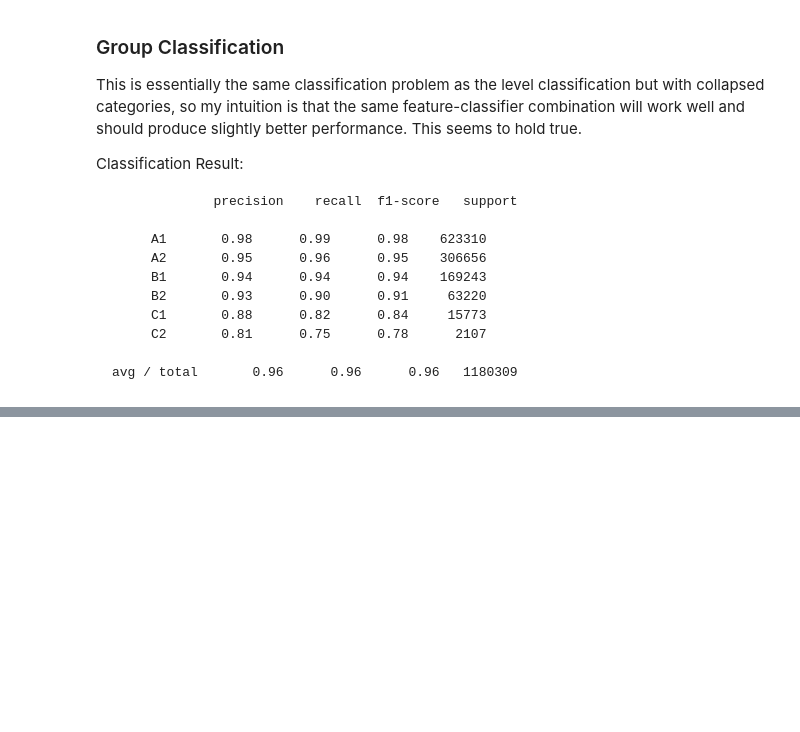
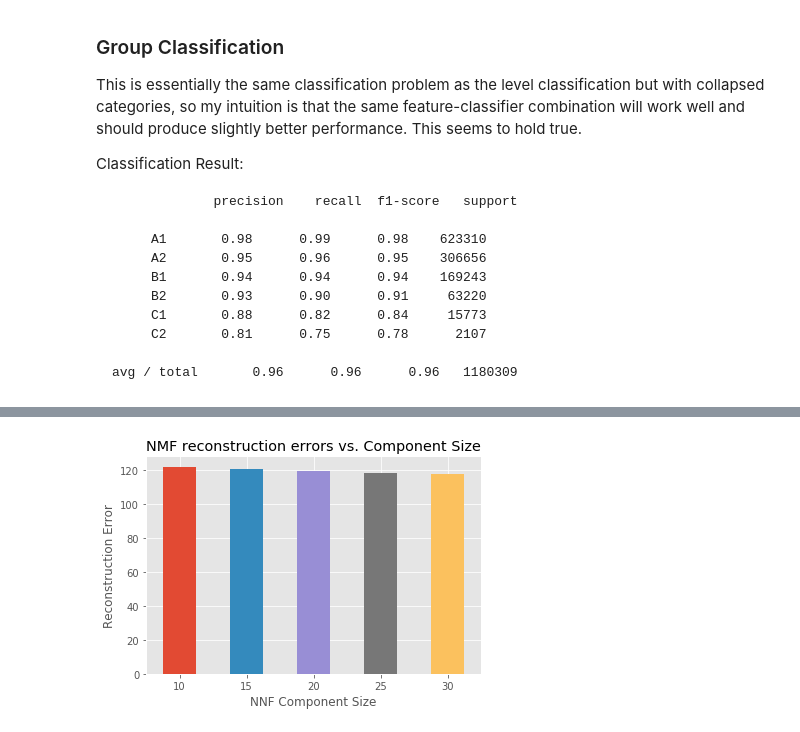
Before and after one commit to dkailthya/ml, a Jupyter notebook: ef_homework/homework.ipynb, the cells around one changed output, grey strips where cells are left out. Drawn from its saved outputs; the diff is of its cells as text; code cells hidden in the pictures; blank space fills up the shorter version.

```diff
--- a/ef_homework/homework.ipynb
+++ b/ef_homework/homework.ipynb
@@ -177,0 +201,6 @@ Classification Result:
+# %%
+nmf_error = pd.read_csv('nmf_rec_errors.csv', index_col=0, squeeze=True)
+ax = nmf_error.plot(kind='bar', title='NMF reconstruction errors vs. Component Size', rot=0)
+_ = ax.set(xlabel='NNF Component Size', ylabel='Reconstruction Error')
+# %% [output]
+[figure, added]
```
Also changed, not shown: parts of 12 cells of this notebook, 1 other file.
